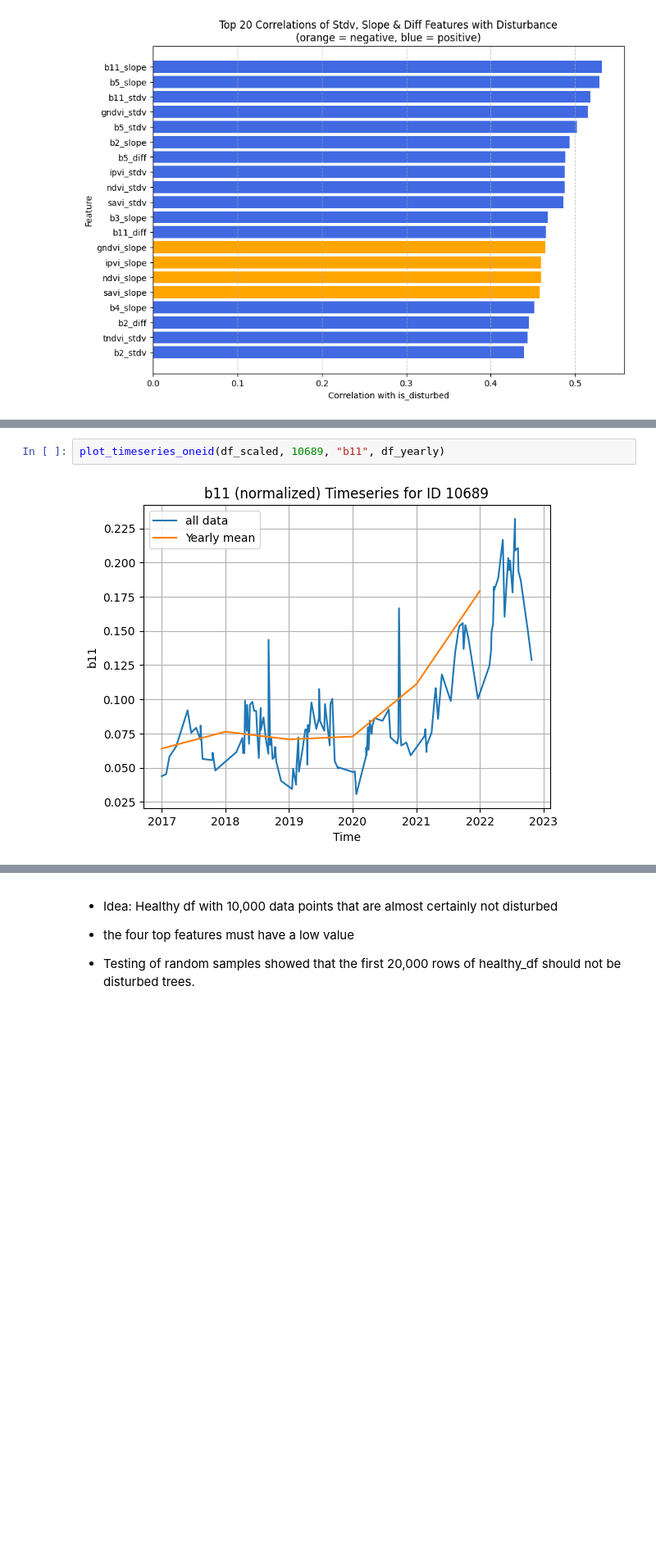
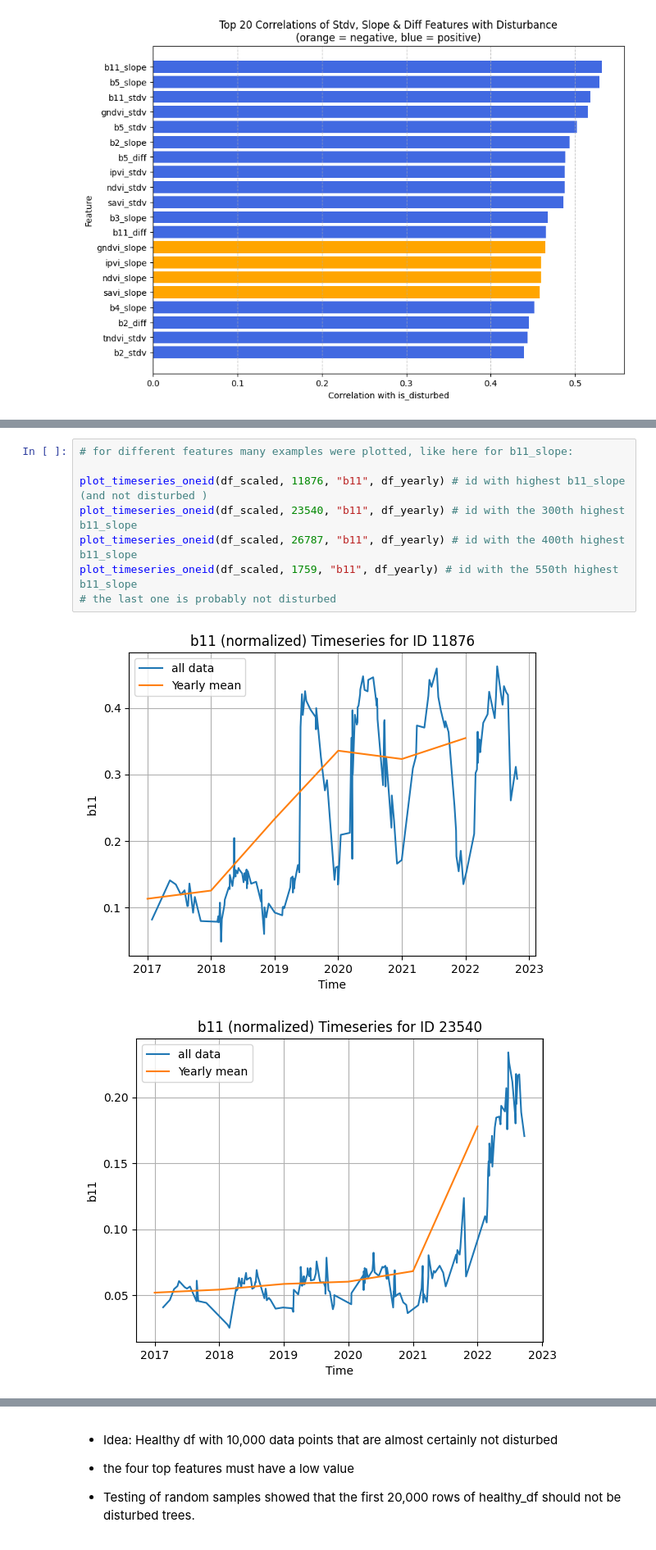
Before and after one commit to RafaelRiesle/tree_classification, a Jupyter notebook: notebooks/detect_disturbed_trees.ipynb, the cells around one changed output, grey strips where cells are left out. Shown: that part at 82% size. Saved outputs shown, nothing was run; the diff lists cells and outputs as text; blank space fills up the shorter version.

Commit message:
feat: :fire: final notebook (detect_disturbed_tress)
Code cleaner

```diff
--- a/notebooks/detect_disturbed_trees.ipynb
+++ b/notebooks/detect_disturbed_trees.ipynb
@@ -131,4 +164,11 @@ stdv_slope_diff_df[~stdv_slope_diff_df["is_disturbed"]].sort_values(
 # %%
-plot_timeseries_oneid(df_scaled, 10689, "b11", df_yearly)
+# for different features many examples were plotted, like here for b11_slope:
+
+plot_timeseries_oneid(df_scaled, 11876, "b11", df_yearly) # id with highest b11_slope (and not disturbed )
+plot_timeseries_oneid(df_scaled, 23540, "b11", df_yearly) # id with the 300th highest b11_slope
+plot_timeseries_oneid(df_scaled, 26787, "b11", df_yearly) # id with the 400th highest b11_slope
+plot_timeseries_oneid(df_scaled, 1759, "b11", df_yearly) # id with the 550th highest b11_slope
+# the last one is probably not disturbed
 # %% [output]
-[figure, old version]
+[figure, new version]
+[figure, added]
```
Also changed, not shown: parts of 15 cells of this notebook.
